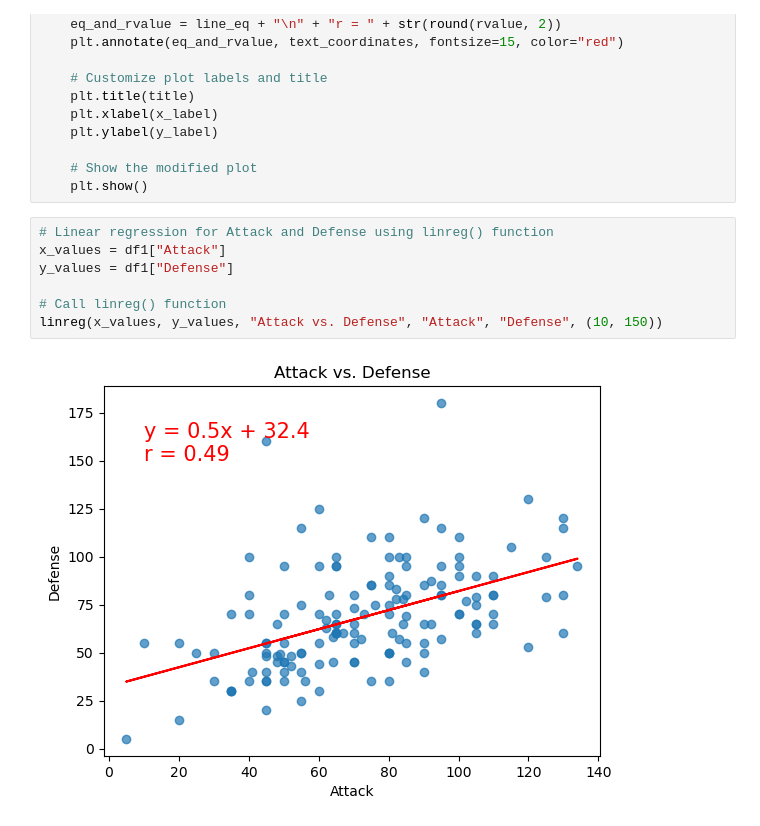
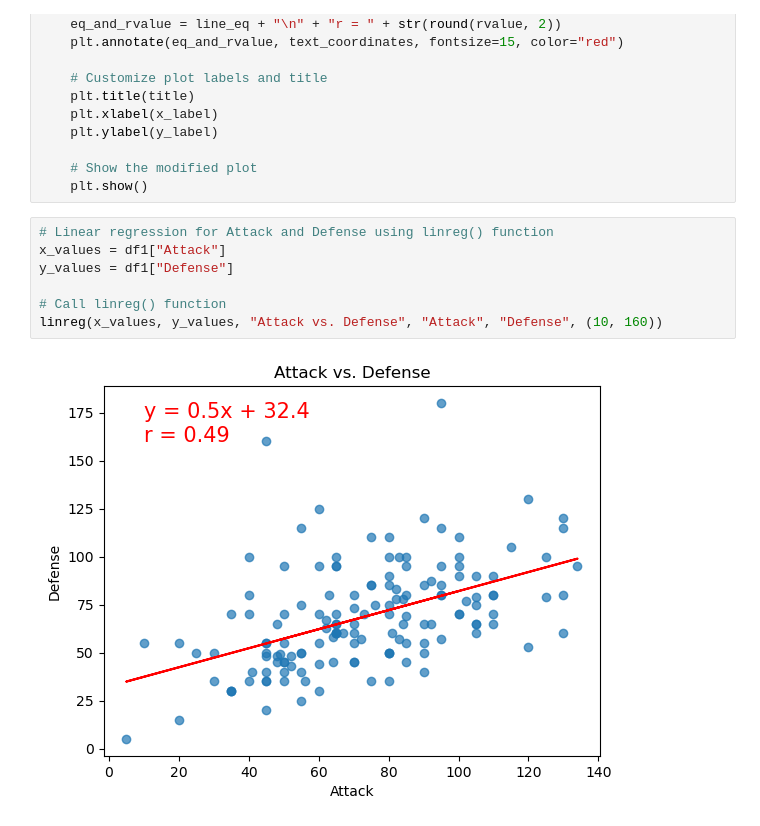
Before and after one commit to Bama-Jamma/Group_Project_1, a Jupyter notebook: PokePy/PokeProj1Start.ipynb, the cells around one changed output. Saved outputs shown, nothing was run; the diff lists cells and outputs as text.

```diff
--- a/PokePy/PokeProj1Start.ipynb
+++ b/PokePy/PokeProj1Start.ipynb
@@ -319,9 +316,9 @@ def linreg(x_values, y_values, title, x_label, y_label, text_coordinates):
 # %%
 # Linear regression for Attack and Defense using linreg() function
 x_values = df1["Attack"]
 y_values = df1["Defense"]
 
 # Call linreg() function
-linreg(x_values, y_values, "Attack vs. Defense", "Attack", "Defense", (10, 150))
+linreg(x_values, y_values, "Attack vs. Defense", "Attack", "Defense", (10, 160))
 # %% [output]
-[figure, old version]
+[figure, new version]
```
Also changed, not shown: parts of 1 cell of this notebook.
